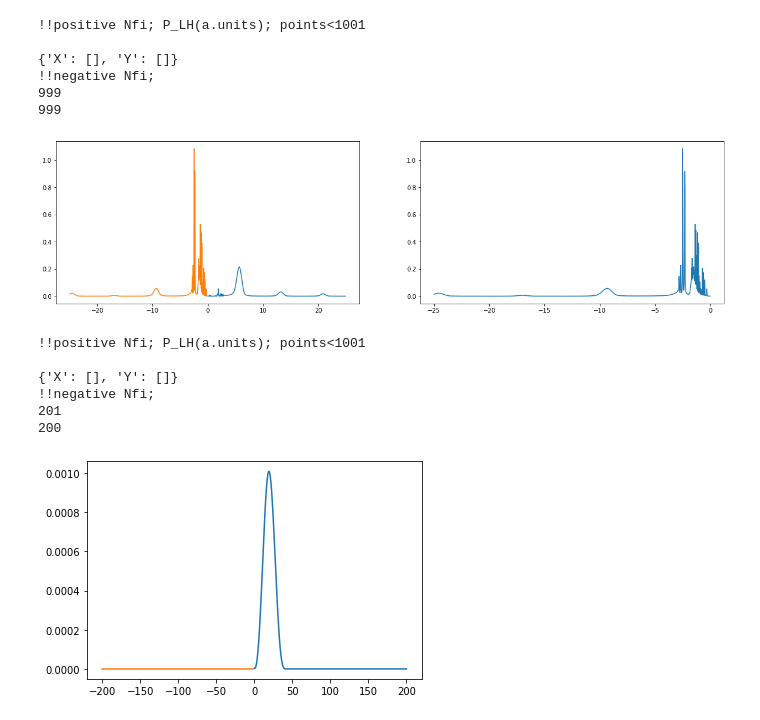
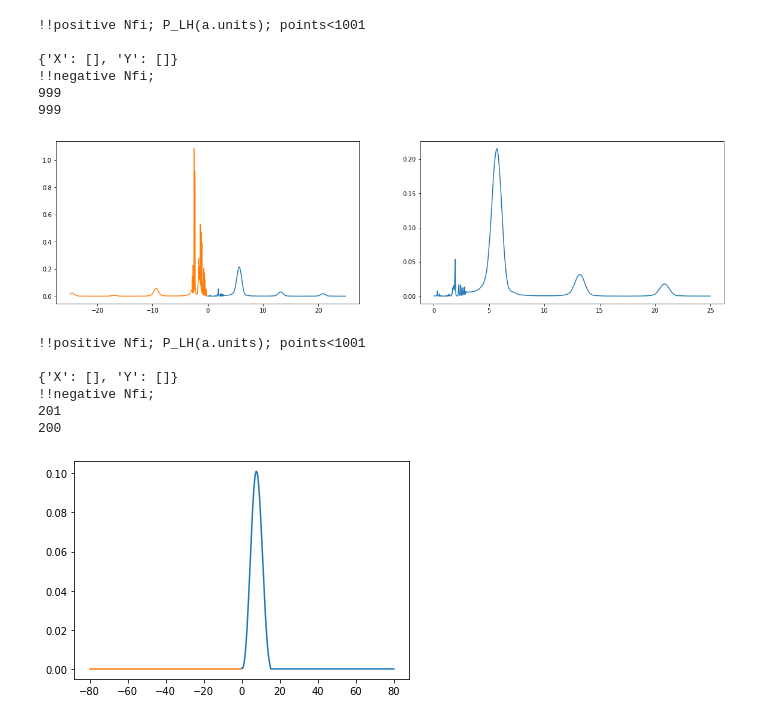
Before and after one commit to temper8/Discharge, a Jupyter notebook: astra_parameters.ipynb, the cells around one changed output. Cells and saved outputs as stored; diff of their text form; code cells hidden in the pictures.

```diff
--- a/astra_parameters.ipynb
+++ b/astra_parameters.ipynb
@@ -21,7 +21,7 @@ def read_parameters(f):
         table.append(line.split())
 
     for row in table:
-        if (row[0] == '!!negative'):
+        if (row[0][0] == '!'):
             print("!!negative Nfi;")
             spectrum = sp_neg
             continue
@@ -36,7 +36,7 @@ def read_parameters(f):
 
     return sp_pos, sp_neg
 # %%
-sp_pos, sp_neg = read_parameters('40167/40167_90.dat')
+sp_pos, sp_neg = read_parameters('data/40167_90.dat')
 # %% [output]
 !!positive Nfi; P_LH(a.units); points<1001
 
@@ -47,12 +47,12 @@ sp_pos, sp_neg = read_parameters('40167/40167_90.dat')
 # %%
 import matplotlib.pyplot as plt
 fig, (ax1, ax2) = plt.subplots(1,2, figsize=(20, 5))
 ax1.plot(sp_pos['X'], sp_pos['Y']);
 x = [ -x for x in sp_neg['X']]
 ax1.plot(x, sp_neg['Y']);
-ax2.plot(x, sp_neg['Y']);
+ax2.plot(sp_pos['X'], sp_pos['Y']);
 # %% [output]
-[figure, old version]
+[figure, new version]
 # %%
 sp_pos, sp_neg = read_parameters('40167_123.dat')
 import matplotlib.pyplot as plt
@@ -66,4 +66,4 @@ plt.plot(x, sp_neg['Y']);
 !!negative Nfi;
 201
 200
-[figure, old version]
+[figure, new version]
```
